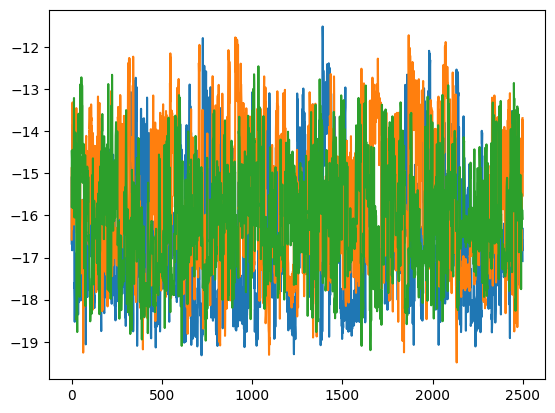
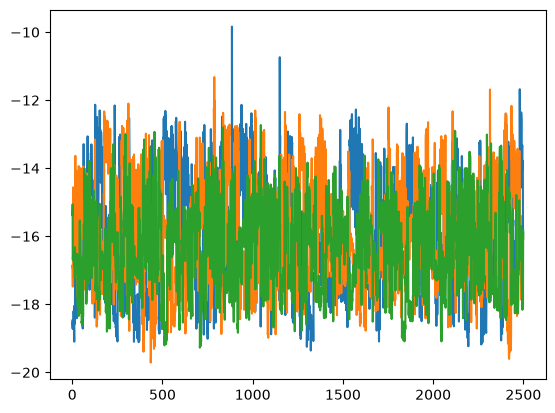
The change to this notebook cell's code, shown as a diff; its figure went from the first image to the second:
--- before
+++ after
@@ -1 +1 @@
-plt.plot(out.s2[0][mcmc_use, 0])
+plt.plot(np.log(out.s2[0][mcmc_use, 0]))

Commit: Major update: add impala version 2 (#54)